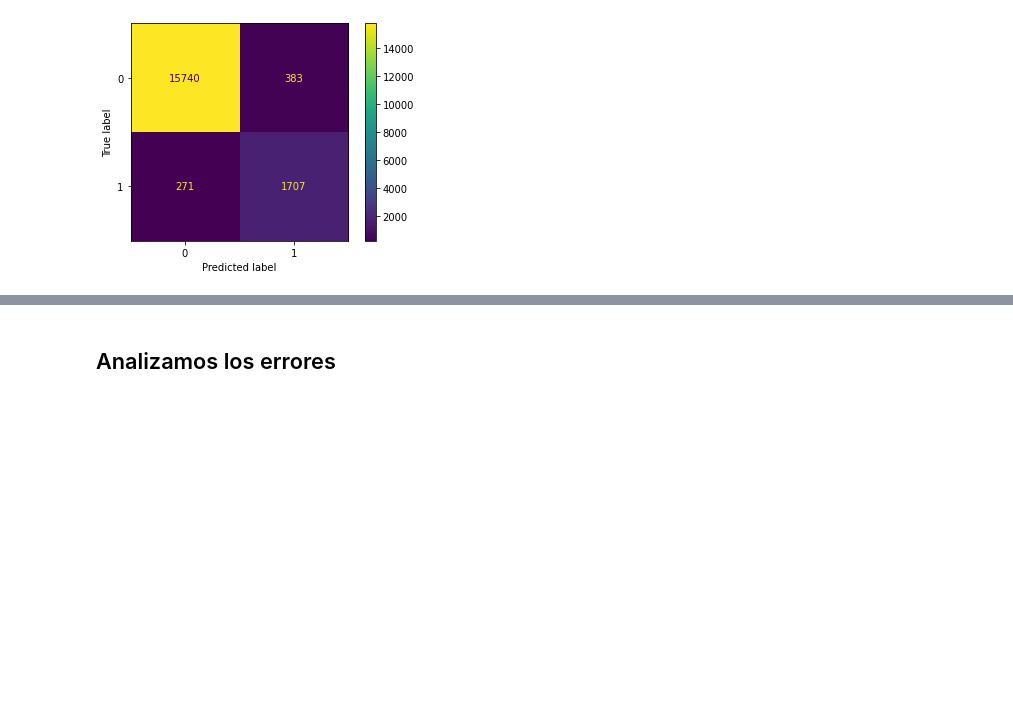
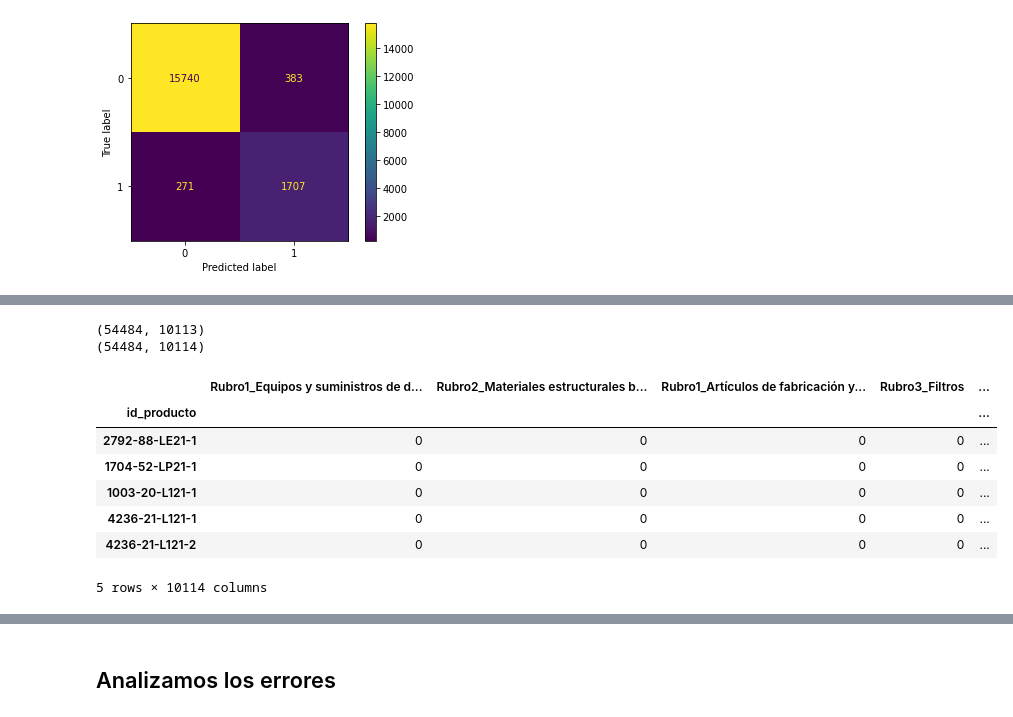
Before and after one commit to metalkutz/juanito_v2.0, a Jupyter notebook: Modelos/mod_reg_logist.ipynb, the cells around one changed output, grey strips where cells are left out. Saved outputs shown, nothing was run; the diff lists cells and outputs as text; code cells hidden in the pictures; blank space fills up the shorter version.

```diff
--- a/Modelos/mod_reg_logist.ipynb
+++ b/Modelos/mod_reg_logist.ipynb
@@ -315,0 +360,16 @@ fh.close()
+# %%
+print(X.shape)
+X = pd.concat([X,df['num palabras catalogo']], axis=1)
+print(X.shape)
+X.head()
+# %% [output]
+(54484, 10113)
+(54484, 10114)
+|  | Rubro1_Equipos y suministros de d... | Rubro2_Materiales estructurales b... | Rubro1_Artículos de fabricación y... | Rubro3_Filtros | ... |
+| id_producto |  |  |  |  | ... |
+| 2792-88-LE21-1 | 0 | 0 | 0 | 0 | ... |
+| 1704-52-LP21-1 | 0 | 0 | 0 | 0 | ... |
+| 1003-20-L121-1 | 0 | 0 | 0 | 0 | ... |
+| 4236-21-L121-1 | 0 | 0 | 0 | 0 | ... |
+| 4236-21-L121-2 | 0 | 0 | 0 | 0 | ... |
+5 rows × 10114 columns
```
Also changed, not shown: parts of 12 cells of this notebook.
